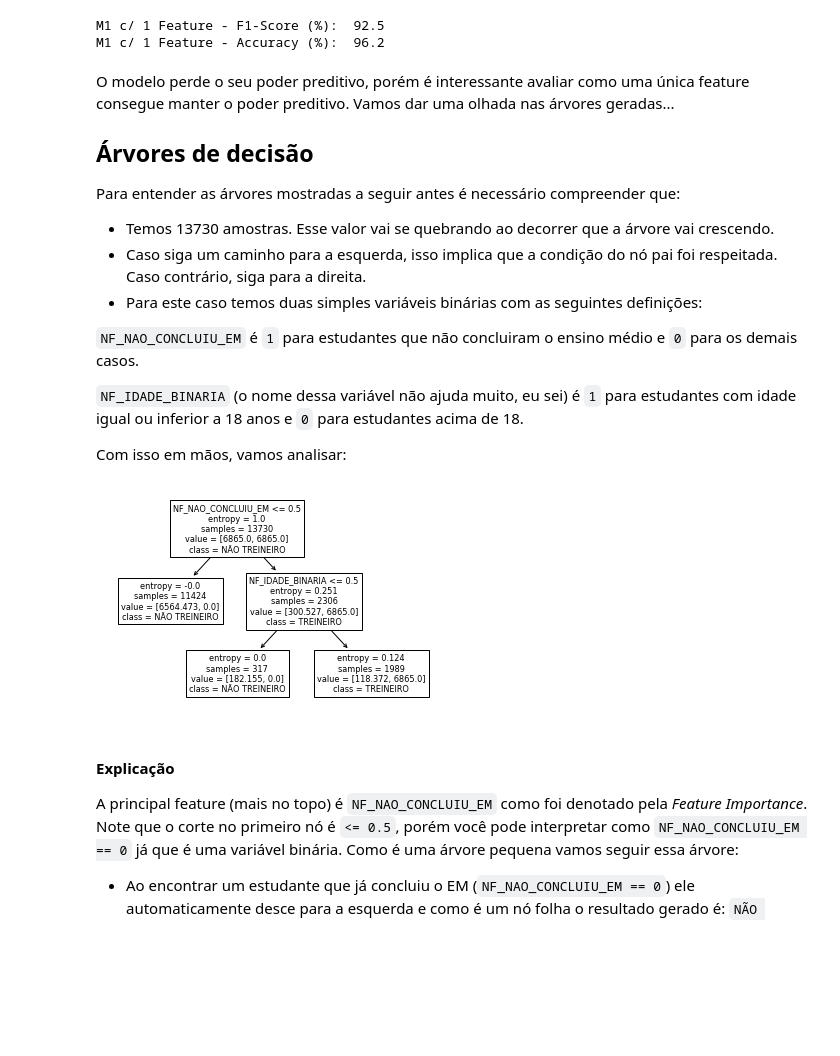
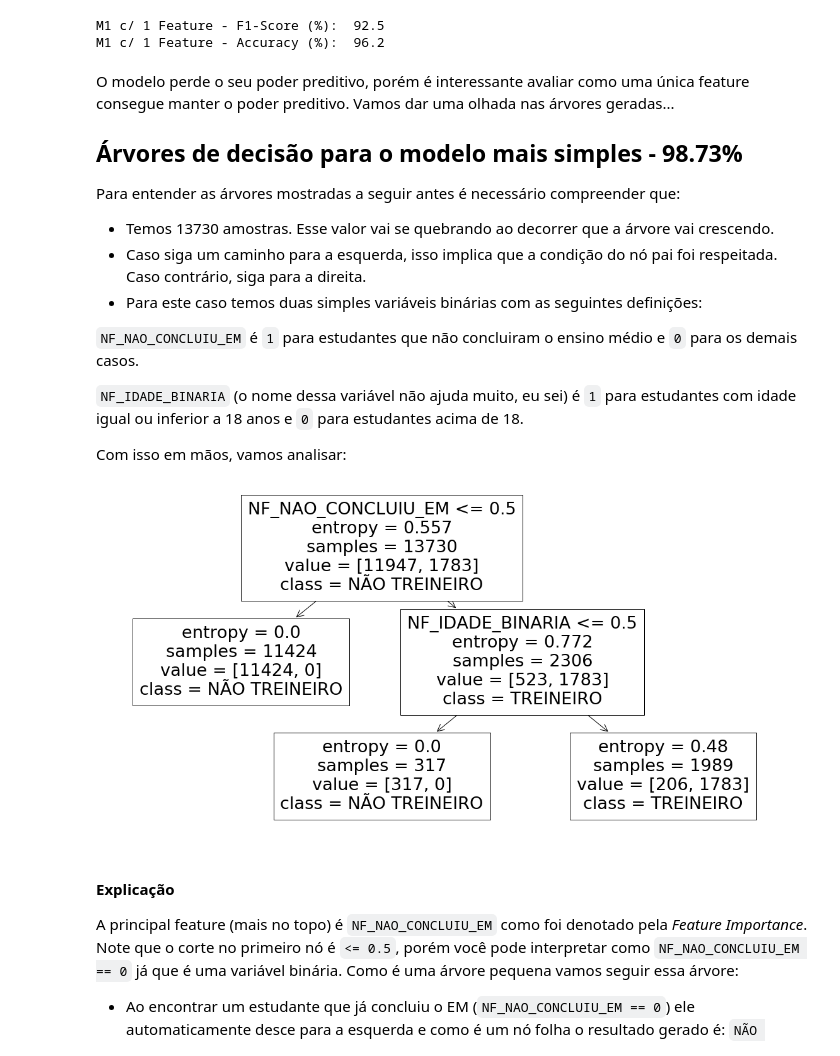
Before and after one commit to KaikeWesleyReis/codenation-aceleradev-datascience, a Jupyter notebook: semana_9/codigo_treineiro_enem2016.ipynb, the cells around one changed output. Drawn from its saved outputs; the diff is of its cells as text; code cells hidden in the pictures; blank space fills up the shorter version.

```diff
--- a/semana_9/codigo_treineiro_enem2016.ipynb
+++ b/semana_9/codigo_treineiro_enem2016.ipynb
@@ -679,5 +679,5 @@ x1 = x1[['NF_NAO_CONCLUIU_EM', 'NF_IDADE_BINARIA']]
 x2 = x2[['TP_ST_CONCLUSAO', 'NU_IDADE']]
 # %%
 # Definir os modelos
-m1 = DecisionTreeClassifier(random_state=1206, class_weight='balanced',criterion='entropy')
-m2 = DecisionTreeClassifier(random_state=1206, class_weight='balanced',criterion='entropy')
+m1 = DecisionTreeClassifier(random_state=1206, criterion='entropy')
+m2 = DecisionTreeClassifier(random_state=1206, criterion='entropy')
@@ -803,7 +802,7 @@ M1 c/ 1 Feature - Accuracy (%):  96.2
 # %% [markdown]
 O modelo perde o seu poder preditivo, porém é interessante avaliar como uma única feature consegue manter o poder preditivo. Vamos dar uma olhada nas árvores geradas...
 
-## Árvores de decisão
+## Árvores de decisão para o modelo mais simples - 98.73%
 
 Para entender as árvores mostradas a seguir antes é necessário compreender que:
 - Temos 13730 amostras. Esse valor vai se quebrando ao decorrer que a árvore vai crescendo.
@@ -817,9 +816,10 @@ Para entender as árvores mostradas a seguir antes é necessário compreender qu
 Com isso em mãos, vamos analisar:
 # %%
 # Modelo principal
+plt.figure(figsize=(20,10))
 plot_tree(decision_tree=m1, feature_names=x1.columns, class_names=['NÃO TREINEIRO','TREINEIRO']);
 # %% [output]
-[figure, old version]
+[figure, new version]
 # %% [markdown]
 #### Explicação
 A principal feature (mais no topo) é `NF_NAO_CONCLUIU_EM` como foi denotado pela *Feature Importance*. Note que o corte no primeiro nó é `<= 0.5`, porém você pode interpretar como `NF_NAO_CONCLUIU_EM == 0` já que é uma variável binária. Como é uma árvore pequena vamos seguir essa árvore:
```
Also changed, not shown: parts of 15 cells of this notebook, 1 other file.
